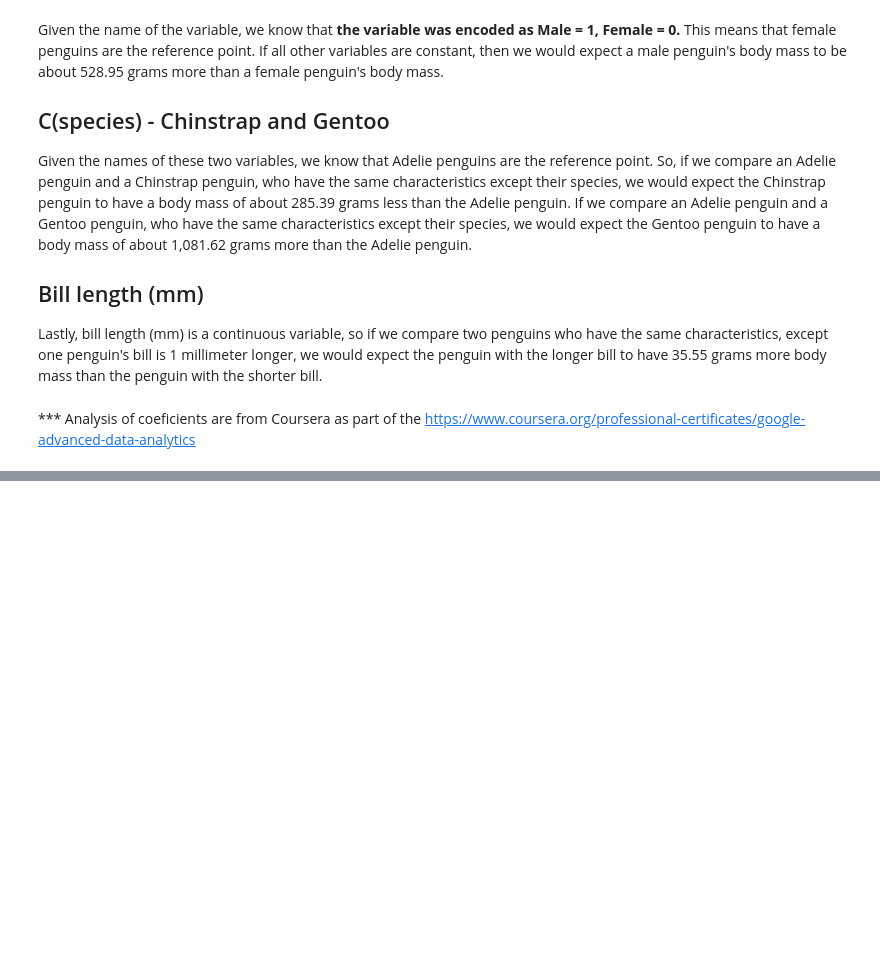
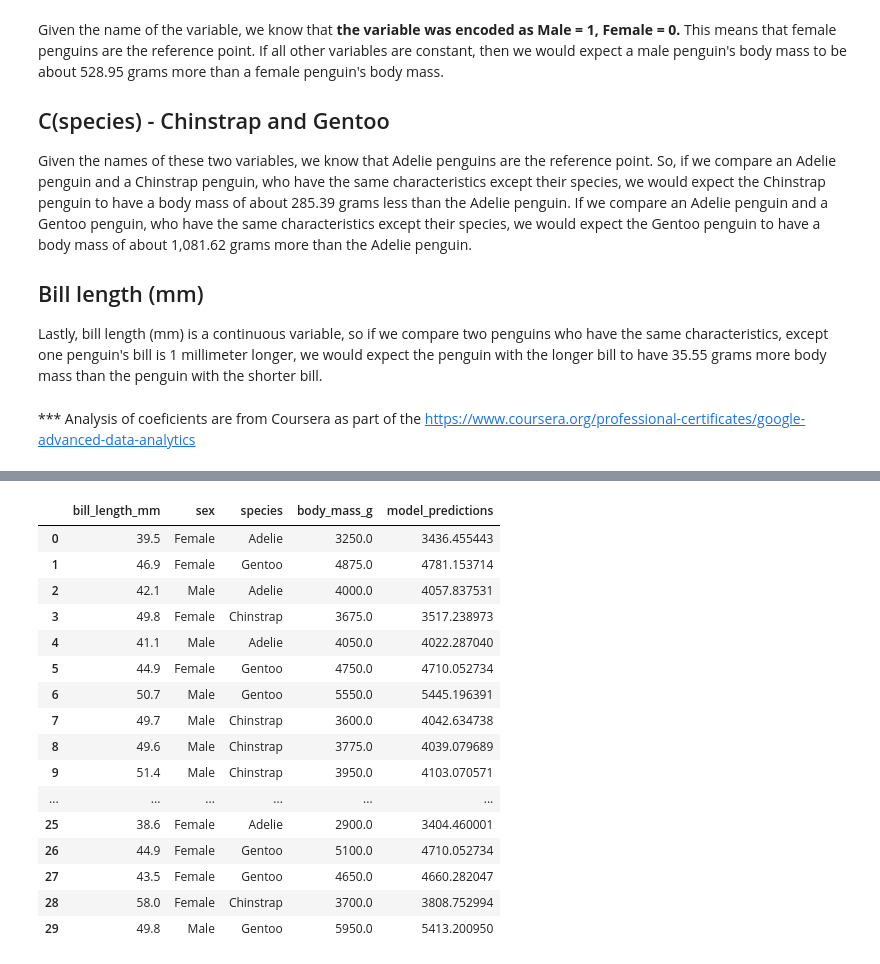
Before and after one commit to AfobCode/LearningPython, a Jupyter notebook: Regression_Analysis/multiple_linear_regression.ipynb, the cells around one changed output, grey strips where cells are left out. Saved outputs shown, nothing was run; the diff lists cells and outputs as text; code cells hidden in the pictures; blank space fills up the shorter version.

```diff
--- a/Regression_Analysis/multiple_linear_regression.ipynb
+++ b/Regression_Analysis/multiple_linear_regression.ipynb
@@ -182,0 +233,21 @@ Lastly, bill length (mm) is a continuous variable, so if we compare two penguins
+# %%
+penguin_test['model_predictions'] = penguin_model.predict(penguin_test[['bill_length_mm','sex','species']])
+penguin_test.head(30)
+# %% [output]
+|  | bill_length_mm | sex | species | body_mass_g | model_predictions |
+| 0 | 39.5 | Female | Adelie | 3250.0 | 3436.455443 |
+| 1 | 46.9 | Female | Gentoo | 4875.0 | 4781.153714 |
+| 2 | 42.1 | Male | Adelie | 4000.0 | 4057.837531 |
+| 3 | 49.8 | Female | Chinstrap | 3675.0 | 3517.238973 |
+| 4 | 41.1 | Male | Adelie | 4050.0 | 4022.287040 |
+| 5 | 44.9 | Female | Gentoo | 4750.0 | 4710.052734 |
+| 6 | 50.7 | Male | Gentoo | 5550.0 | 5445.196391 |
+| 7 | 49.7 | Male | Chinstrap | 3600.0 | 4042.634738 |
+| 8 | 49.6 | Male | Chinstrap | 3775.0 | 4039.079689 |
+| 9 | 51.4 | Male | Chinstrap | 3950.0 | 4103.070571 |
+| ... | ... | ... | ... | ... | ... |
+| 25 | 38.6 | Female | Adelie | 2900.0 | 3404.460001 |
+| 26 | 44.9 | Female | Gentoo | 5100.0 | 4710.052734 |
+| 27 | 43.5 | Female | Gentoo | 4650.0 | 4660.282047 |
+| 28 | 58.0 | Female | Chinstrap | 3700.0 | 3808.752994 |
+| 29 | 49.8 | Male | Gentoo | 5950.0 | 5413.200950 |
```
Also changed, not shown: parts of 5 cells of this notebook.
